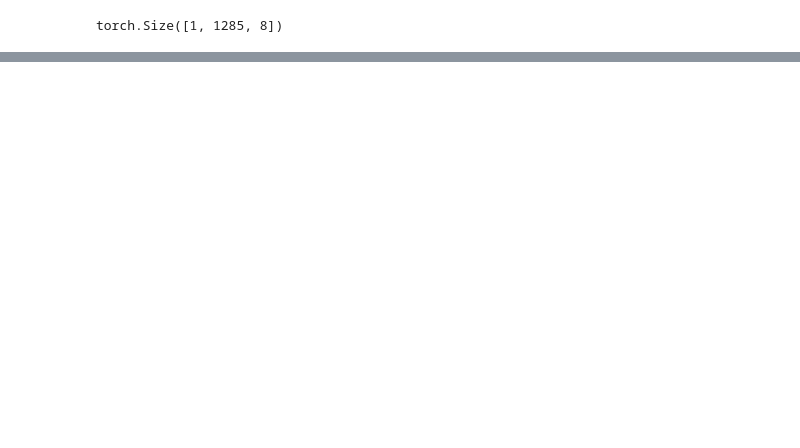
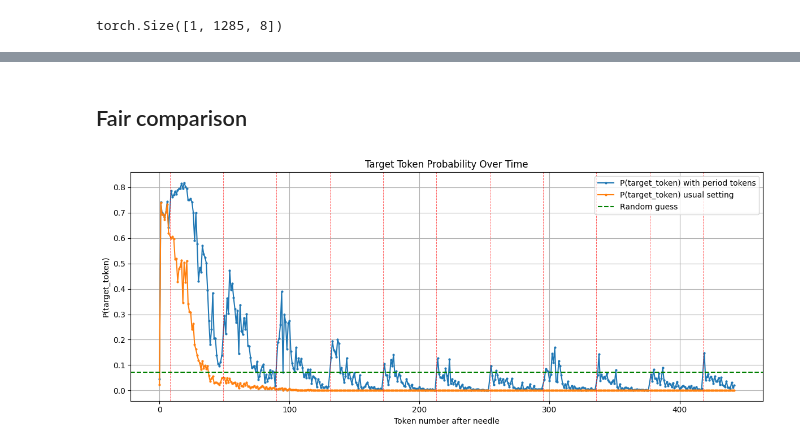
Before and after one commit to AlekseyVlasov/mamba_research, a Jupyter notebook: notebooks/induction_heads.ipynb, the cells around one changed output, grey strips where cells are left out. Saved outputs shown, nothing was run; the diff lists cells and outputs as text; code cells hidden in the pictures; blank space fills up the shorter version.

```diff
--- a/notebooks/induction_heads.ipynb
+++ b/notebooks/induction_heads.ipynb
@@ -427,0 +430,2 @@ plt.show()
+# %% [markdown]
+## Fair comparison
@@ -427,0 +497,41 @@ plt.show()
+# %%
+import matplotlib.pyplot as plt
+import numpy as np
+
+# Your raw list of values (with -1 placeholders)
+raw_values1, raw_values2 = probs_global[14]  # paste your full list here
+
+# Convert to numpy array for easier processing
+values1 = np.array(raw_values1, dtype=float)
+values2 = np.array(raw_values2, dtype=float)
+
+# Get indices of valid values and -1 values
+valid_mask = values1 != -1
+valid_indices = np.where(valid_mask)[0]
+valid_values1 = values1[valid_mask]
+valid_values2 = values2[valid_mask]
+
+missing_indices = np.where(values1 == -1)[0]
+
+# Plot the valid values
+plt.figure(figsize=(12, 5))
+plt.plot(valid_indices, valid_values1, label="P(target_token) with period tokens", marker='o', markersize=2)
+plt.plot(valid_indices, valid_values2, label="P(target_token) usual setting", marker='o', markersize=2)
+
+# Mark where -1s occurred (e.g. with vertical dashed lines)
+for idx in missing_indices:
+    plt.axvline(x=idx, color='red', linestyle='--', linewidth=0.7, alpha=0.6)
+
+plt.axhline(y=1/14, color='green', linestyle='--', label="Random guess")
+
+
+# Optional: make the plot more readable
+plt.title("Target Token Probability Over Time")
+plt.xlabel("Token number after needle")
+plt.ylabel("P(target_token)")
+plt.grid(True)
+plt.legend()
+plt.tight_layout()
+plt.show()
+# %% [output]
+[figure, added]
```
Also changed, not shown: parts of 13 cells of this notebook, 1 other file.
